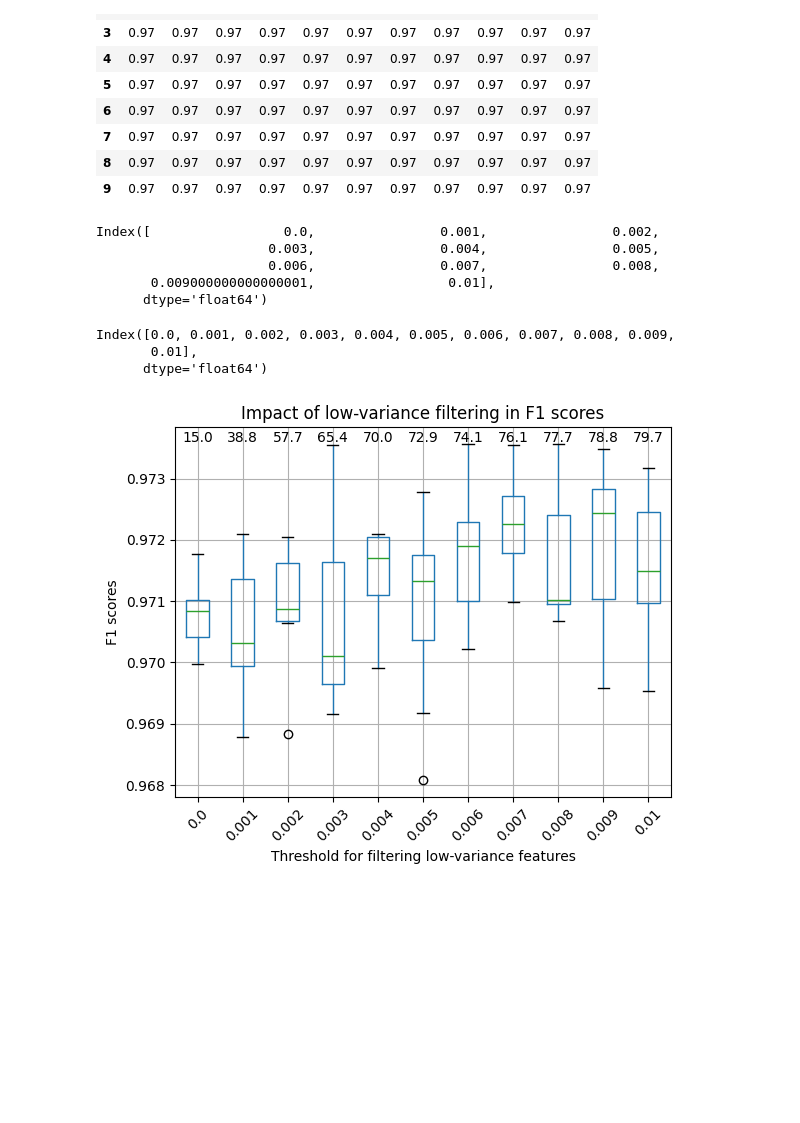
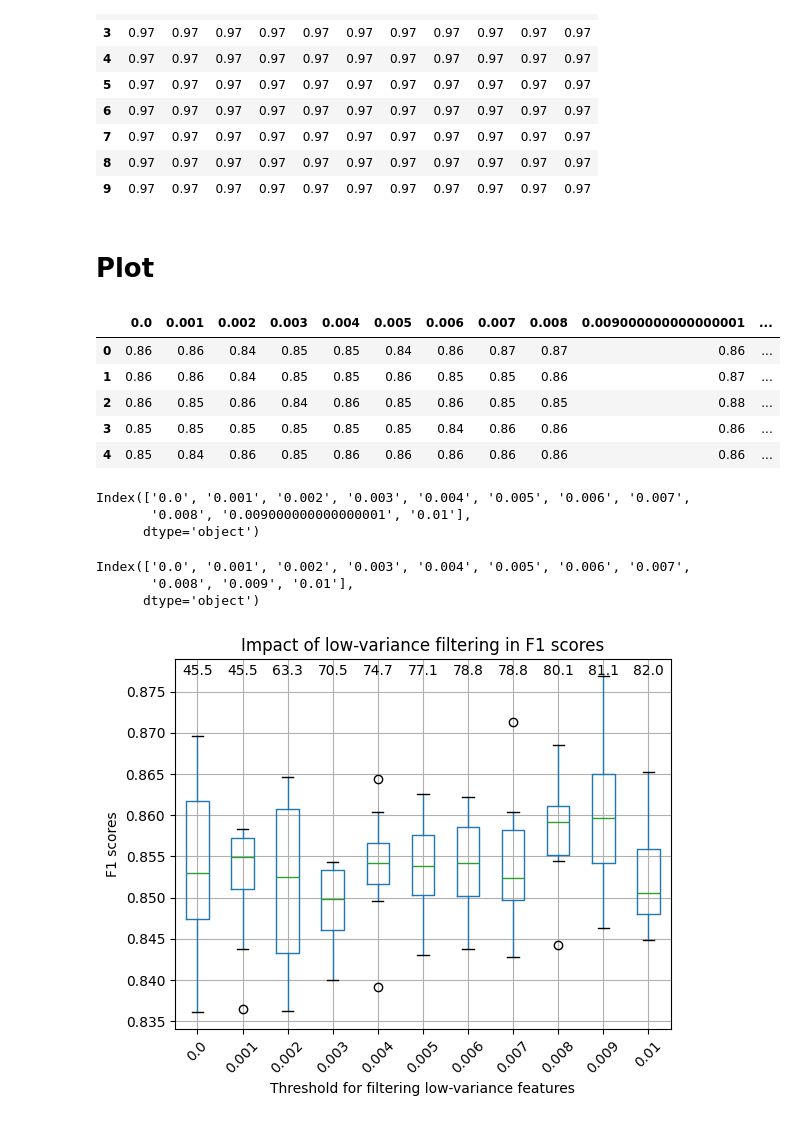
Before and after one commit to ProfHeydeFranca/BacterialData, a Jupyter notebook: run_features/scripts/remove_zero-variance.ipynb, the cells around one changed output. Drawn from its saved outputs; the diff is of its cells as text; code cells hidden in the pictures; blank space fills up the shorter version.

```diff
--- a/run_features/scripts/remove_zero-variance.ipynb
+++ b/run_features/scripts/remove_zero-variance.ipynb
@@ -27,21 +27,21 @@ print("Started script! Loading input file...", datetime.datetime.now())
 
 #feature = 'kmer9Classification'
 #feature = 'kmer9Regression'
-#feature = 'gene-familiesClassification'
-feature = 'gene-familiesRegression'
+feature = 'gene-familiesClassification'
+#feature = 'gene-familiesRegression'
 #feature = 'gene-families'
 #feature = 'kmer9'
 
-#abiotic_factor = 'salt'
+abiotic_factor = 'salt'
 #abiotic_factor = 'temperature'
-abiotic_factor = 'pH'
+#abiotic_factor = 'pH'
 #abiotic_factor = 'oxygen'
 
-#group = 'Salinity group'
+group = 'Salinity group'
 #group = 'Salt all mean'
 #group = 'Temp group'
 #group = 'Temp all mean'
-group = 'pH all mean'
+#group = 'pH all mean'
 #group = 'Oxygen tolerance'
 
 file1 = '/home/bia/Documents/bacterial_phenotypes/connecting_features_abFactors/df_' + abiotic_factor + '_' + feature + '_selected-filterNA.pickle.zst'
@@ -256,7 +256,7 @@ for i in np.arange(0, 0.011, 0.001):
     #Remove intermediate group to keep only extremes for benchmarking below
     #NOTE THAT THE LOW-VARIANCE FEATURES WERE REMOVED BEFORE REMOVING INTERMEDIATE GROUP!
     #Removal of the intermediate group is only done for benchmarking reasons!
-#    tmp = tmp[tmp[group] != 2]
+    tmp = tmp[tmp[group] != 2]
 
     #tmp.head()
 
@@ -412,20 +413,33 @@ f1_df.to_csv(path + 'f1_benchmark_' + abiotic_factor + '_' + feature + '.csv', i
 | 7 | 0.97 | 0.97 | 0.97 | 0.97 | 0.97 | 0.97 | 0.97 | 0.97 | 0.97 | 0.97 | 0.97 |
 | 8 | 0.97 | 0.97 | 0.97 | 0.97 | 0.97 | 0.97 | 0.97 | 0.97 | 0.97 | 0.97 | 0.97 |
 | 9 | 0.97 | 0.97 | 0.97 | 0.97 | 0.97 | 0.97 | 0.97 | 0.97 | 0.97 | 0.97 | 0.97 |
+# %% [markdown]
+# Plot
+# %%
+import pandas as pd
+
+# Load CSV data into a DataFrame
+f1_df = pd.read_csv('/home/bia/Documents/BacterialData/run_features/benchmark_low-variance_threshold/df_f1_benchmark_'  + abiotic_factor + '_' + feature +  '.csv', index_col = 0)
+f1_df.head()
+# %% [output]
+|  | 0.0 | 0.001 | 0.002 | 0.003 | 0.004 | 0.005 | 0.006 | 0.007 | 0.008 | 0.009000000000000001 | ... |
+| 0 | 0.86 | 0.86 | 0.84 | 0.85 | 0.85 | 0.84 | 0.86 | 0.87 | 0.87 | 0.86 | ... |
+| 1 | 0.86 | 0.86 | 0.84 | 0.85 | 0.85 | 0.86 | 0.85 | 0.85 | 0.86 | 0.87 | ... |
+| 2 | 0.86 | 0.85 | 0.86 | 0.84 | 0.86 | 0.85 | 0.86 | 0.85 | 0.85 | 0.88 | ... |
+| 3 | 0.85 | 0.85 | 0.85 | 0.85 | 0.85 | 0.85 | 0.84 | 0.86 | 0.86 | 0.86 | ... |
+| 4 | 0.85 | 0.84 | 0.86 | 0.85 | 0.86 | 0.86 | 0.86 | 0.86 | 0.86 | 0.86 | ... |
 # %%
 f1_df.columns
 #f1_df = f1_df.rename(columns={0.001: 0.009})
-f1_df = f1_df.rename(columns={0.009000000000000001: 0.009})
+f1_df = f1_df.rename(columns={'0.009000000000000001': '0.009'})
 f1_df.columns
 # %% [output]
-Index([                 0.0,                0.001,                0.002,
-                      0.003,                0.004,                0.005,
-                      0.006,                0.007,                0.008,
-       0.009000000000000001,                 0.01],
-      dtype='float64')
+Index(['0.0', '0.001', '0.002', '0.003', '0.004', '0.005', '0.006', '0.007',
+       '0.008', '0.009000000000000001', '0.01'],
+      dtype='object')
-Index([0.0, 0.001, 0.002, 0.003, 0.004, 0.005, 0.006, 0.007, 0.008, 0.009,
-       0.01],
-      dtype='float64')
+Index(['0.0', '0.001', '0.002', '0.003', '0.004', '0.005', '0.006', '0.007',
+       '0.008', '0.009', '0.01'],
+      dtype='object')
 # %%
 import pandas as pd
 import matplotlib.pyplot as plt
@@ -436,32 +450,32 @@ import matplotlib.pyplot as plt
 #Plot the metrics for the cross-validation
 
 boxplot = f1_df.boxplot();
 
 #values is a list of percentages of low-variance features to be filtered out
 labels = values#[0:6]
 n_cols = len(labels)
 #Height on y-axis where the lables/values should be displayed
-draw_at = 0.9736
+draw_at = 0.877
 for x, y, l in zip(range(1,n_cols+1), np.repeat(draw_at, n_cols),
 labels):
     boxplot.text(x, y, l, horizontalalignment='center')
 
 #Add axis labels and title
 plt.xlabel('Threshold for filtering low-variance features');
 
 plt.ylabel('F1 scores');
 #plt.ylabel('Mean Absolute Error (MAE)');
 plt.title('Impact of low-variance filtering in F1 scores');
 #plt.title('Impact of low-variance filtering in MAEs');
 
 # Rotate x-axis labels by 45 degrees
 plt.xticks(rotation=45)
 ticks = plt.xticks()[0]
 labels = [str(round(float(label), 1)) for label in ticks]  # Round each label to 3 decimal places
 
 plt.savefig('/home/bia/Documents/BacterialData/run_features/benchmark_low-variance_threshold/benchmark_' + abiotic_factor + '_' + feature + '.png', dpi=300)
 
 #Show plot
 plt.show();
 # %% [output]
-[figure, old version]
+[figure, new version]
```
Also changed, not shown: parts of 3 cells of this notebook, 1 other file.
